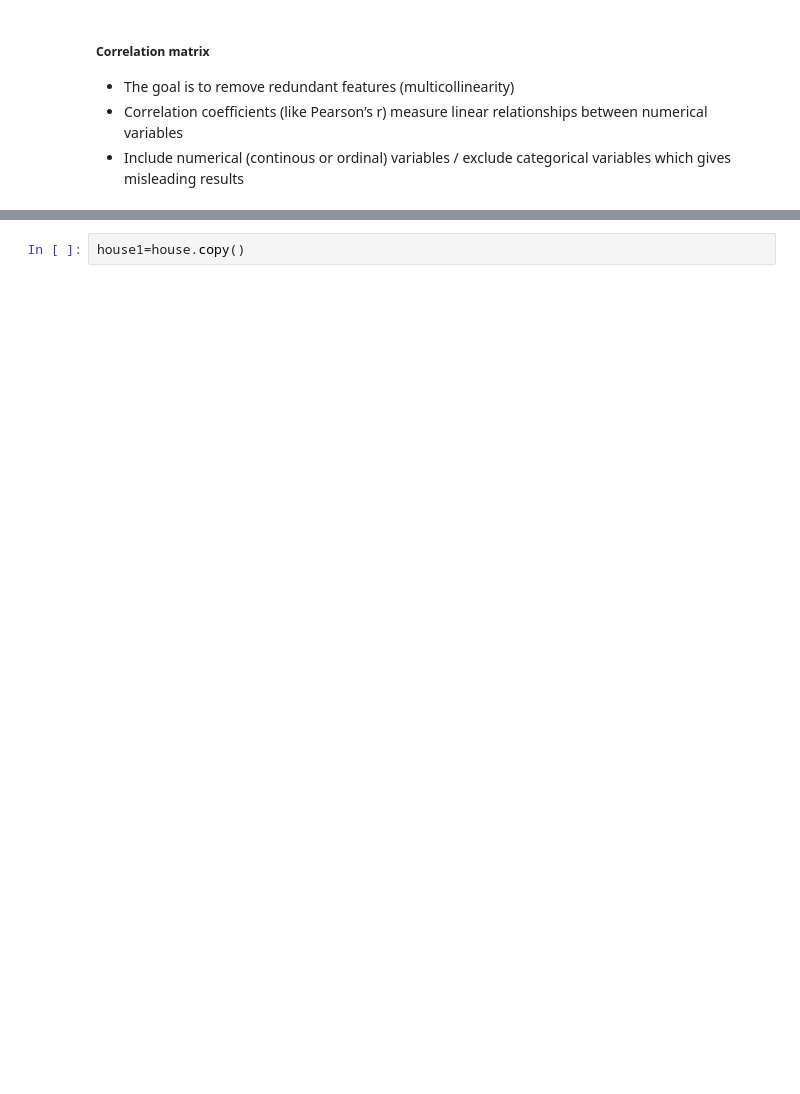
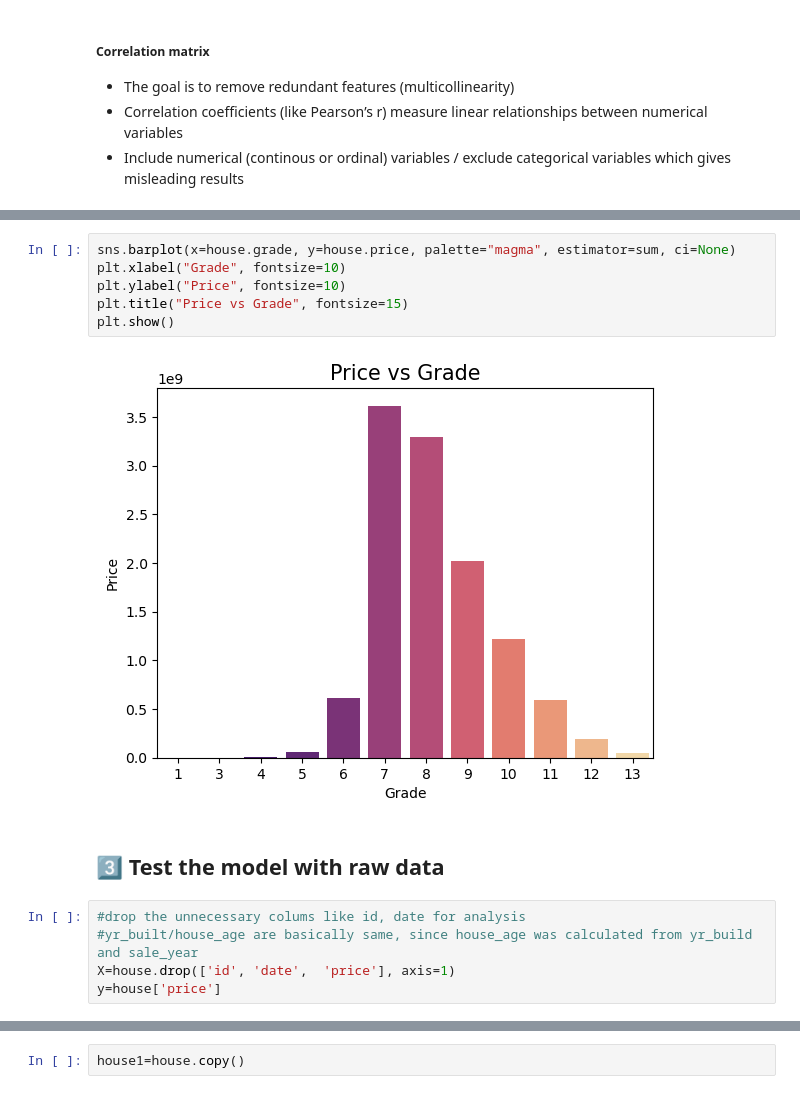
Before and after one commit to hyejeong0617/DSML_Project2_Supervised_Learning, a Jupyter notebook: Part_I_Data_Preprocessing.ipynb, the cells around one changed output, grey strips where cells are left out. Drawn from its saved outputs; the diff is of its cells as text; blank space fills up the shorter version.

```diff
--- a/Part_I_Data_Preprocessing.ipynb
+++ b/Part_I_Data_Preprocessing.ipynb
@@ -466,0 +410,15 @@ Age-related and lot features contribute marginally.
+# %%
+sns.barplot(x=house.grade, y=house.price, palette="magma", estimator=sum, ci=None)
+plt.xlabel("Grade", fontsize=10)
+plt.ylabel("Price", fontsize=10)
+plt.title("Price vs Grade", fontsize=15)
+plt.show()
+# %% [output]
+[figure, added]
+# %% [markdown]
+## 3️⃣ Test the model with raw data
+# %%
+#drop the unnecessary colums like id, date for analysis
+#yr_built/house_age are basically same, since house_age was calculated from yr_build and sale_year
+X=house.drop(['id', 'date',  'price'], axis=1)
+y=house['price']
```
Also changed, not shown: parts of 51 cells of this notebook, 2 other files.
